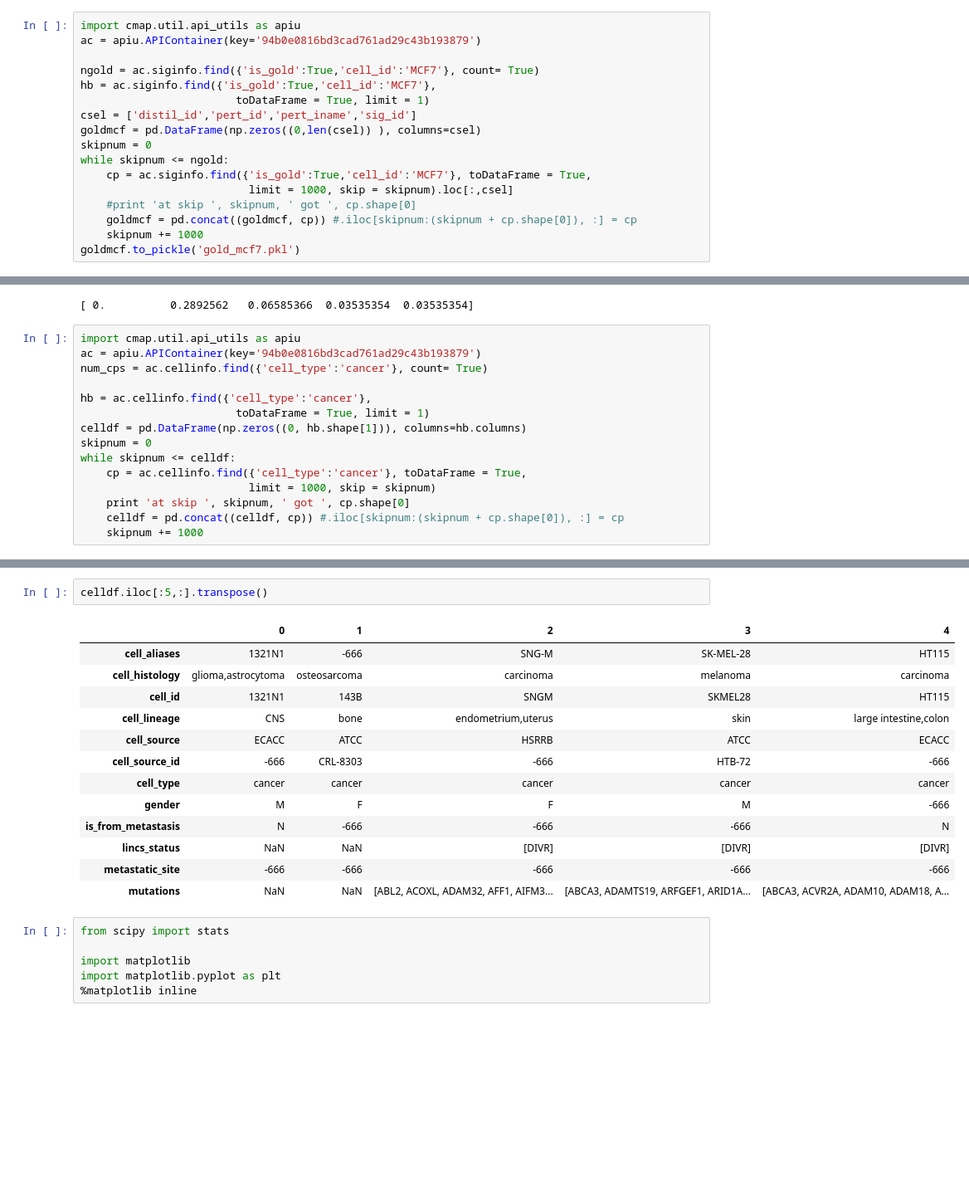
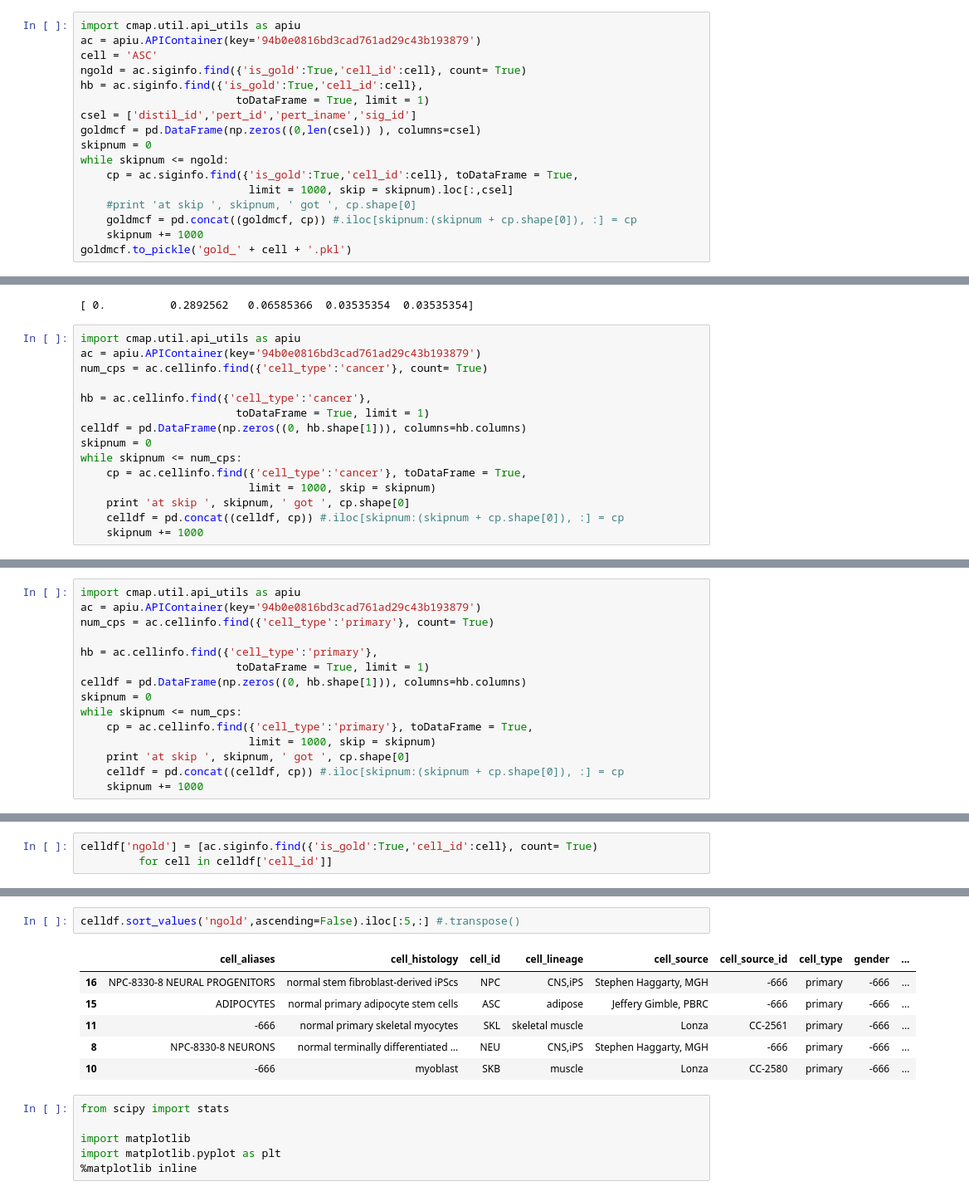
Before and after one commit to RDMelamed/writeups, a Jupyter notebook: 02.06_svm_edges.ipynb, the cells around one changed output, grey strips where cells are left out. Shown at 83% size. Cells and saved outputs as stored; diff of their text form; blank space fills up the shorter version.

Commit message:
cleaned up lincs NB

```diff
--- a/02.06_svm_edges.ipynb
+++ b/02.06_svm_edges.ipynb
@@ -27,17 +38,17 @@ Now, get the experiments on cell line MCF7 with "gold" status = highly reproduci
 # %%
 import cmap.util.api_utils as apiu
 ac = apiu.APIContainer(key='94b0e0816bd3cad761ad29c43b193879')
-
-ngold = ac.siginfo.find({'is_gold':True,'cell_id':'MCF7'}, count= True)
-hb = ac.siginfo.find({'is_gold':True,'cell_id':'MCF7'},
+cell = 'ASC'
+ngold = ac.siginfo.find({'is_gold':True,'cell_id':cell}, count= True)
+hb = ac.siginfo.find({'is_gold':True,'cell_id':cell},
                         toDataFrame = True, limit = 1)
 csel = ['distil_id','pert_id','pert_iname','sig_id']
 goldmcf = pd.DataFrame(np.zeros((0,len(csel)) ), columns=csel)
 skipnum = 0
 while skipnum <= ngold:
-    cp = ac.siginfo.find({'is_gold':True,'cell_id':'MCF7'}, toDataFrame = True,
+    cp = ac.siginfo.find({'is_gold':True,'cell_id':cell}, toDataFrame = True,
                           limit = 1000, skip = skipnum).loc[:,csel]
     #print 'at skip ', skipnum, ' got ', cp.shape[0]
     goldmcf = pd.concat((goldmcf, cp)) #.iloc[skipnum:(skipnum + cp.shape[0]), :] = cp
     skipnum += 1000
-goldmcf.to_pickle('gold_mcf7.pkl')
+goldmcf.to_pickle('gold_' + cell + '.pkl')
@@ -231,7 +228,7 @@ hb = ac.cellinfo.find({'cell_type':'cancer'},
                         toDataFrame = True, limit = 1)
 celldf = pd.DataFrame(np.zeros((0, hb.shape[1])), columns=hb.columns)
 skipnum = 0
-while skipnum <= celldf:
+while skipnum <= num_cps:
     cp = ac.cellinfo.find({'cell_type':'cancer'}, toDataFrame = True,
                           limit = 1000, skip = skipnum)
     print 'at skip ', skipnum, ' got ', cp.shape[0]
@@ -257,0 +249,15 @@ at skip  4000  got  0
+# %%
+import cmap.util.api_utils as apiu
+ac = apiu.APIContainer(key='94b0e0816bd3cad761ad29c43b193879')
+num_cps = ac.cellinfo.find({'cell_type':'primary'}, count= True)
+
+hb = ac.cellinfo.find({'cell_type':'primary'},
+                        toDataFrame = True, limit = 1)
+celldf = pd.DataFrame(np.zeros((0, hb.shape[1])), columns=hb.columns)
+skipnum = 0
+while skipnum <= num_cps:
+    cp = ac.cellinfo.find({'cell_type':'primary'}, toDataFrame = True,
+                          limit = 1000, skip = skipnum)
+    print 'at skip ', skipnum, ' got ', cp.shape[0]
+    celldf = pd.concat((celldf, cp)) #.iloc[skipnum:(skipnum + cp.shape[0]), :] = cp
+    skipnum += 1000
@@ -257,0 +269,3 @@ at skip  4000  got  0
+# %%
+celldf['ngold'] = [ac.siginfo.find({'is_gold':True,'cell_id':cell}, count= True)
+         for cell in celldf['cell_id']]
@@ -258,19 +282,12 @@ at skip  4000  got  0
 # %%
-celldf.iloc[:5,:].transpose()
+celldf.sort_values('ngold',ascending=False).iloc[:5,:] #.transpose()
 # %% [output]
-|  | 0 | 1 | 2 | 3 | 4 |
-| cell_aliases | 1321N1 | -666 | SNG-M | SK-MEL-28 | HT115 |
-| cell_histology | glioma,astrocytoma | osteosarcoma | carcinoma | melanoma | carcinoma |
-| cell_id | 1321N1 | 143B | SNGM | SKMEL28 | HT115 |
-| cell_lineage | CNS | bone | endometrium,uterus | skin | large intestine,colon |
-| cell_source | ECACC | ATCC | HSRRB | ATCC | ECACC |
-| cell_source_id | -666 | CRL-8303 | -666 | HTB-72 | -666 |
-| cell_type | cancer | cancer | cancer | cancer | cancer |
-| gender | M | F | F | M | -666 |
-| is_from_metastasis | N | -666 | -666 | -666 | N |
-| lincs_status | NaN | NaN | [DIVR] | [DIVR] | [DIVR] |
-| metastatic_site | -666 | -666 | -666 | -666 | -666 |
-| mutations | NaN | NaN | [ABL2, ACOXL, ADAM32, AFF1, AIFM3... | [ABCA3, ADAMTS19, ARFGEF1, ARID1A... | [ABCA3, ACVR2A, ADAM10, ADAM18, A... |
+|  | cell_aliases | cell_histology | cell_id | cell_lineage | cell_source | cell_source_id | cell_type | gender | ... |
+| 16 | NPC-8330-8 NEURAL PROGENITORS | normal stem fibroblast-derived iPScs | NPC | CNS,iPS | Stephen Haggarty, MGH | -666 | primary | -666 | ... |
+| 15 | ADIPOCYTES | normal primary adipocyte stem cells | ASC | adipose | Jeffery Gimble, PBRC | -666 | primary | -666 | ... |
+| 11 | -666 | normal primary skeletal myocytes | SKL | skeletal muscle | Lonza | CC-2561 | primary | -666 | ... |
+| 8 | NPC-8330-8 NEURONS | normal terminally differentiated ... | NEU | CNS,iPS | Stephen Haggarty, MGH | -666 | primary | -666 | ... |
+| 10 | -666 | myoblast | SKB | muscle | Lonza | CC-2580 | primary | -666 | ... |
 # %%
 from scipy import stats
 
```
Also changed, not shown: parts of 18 cells of this notebook.
